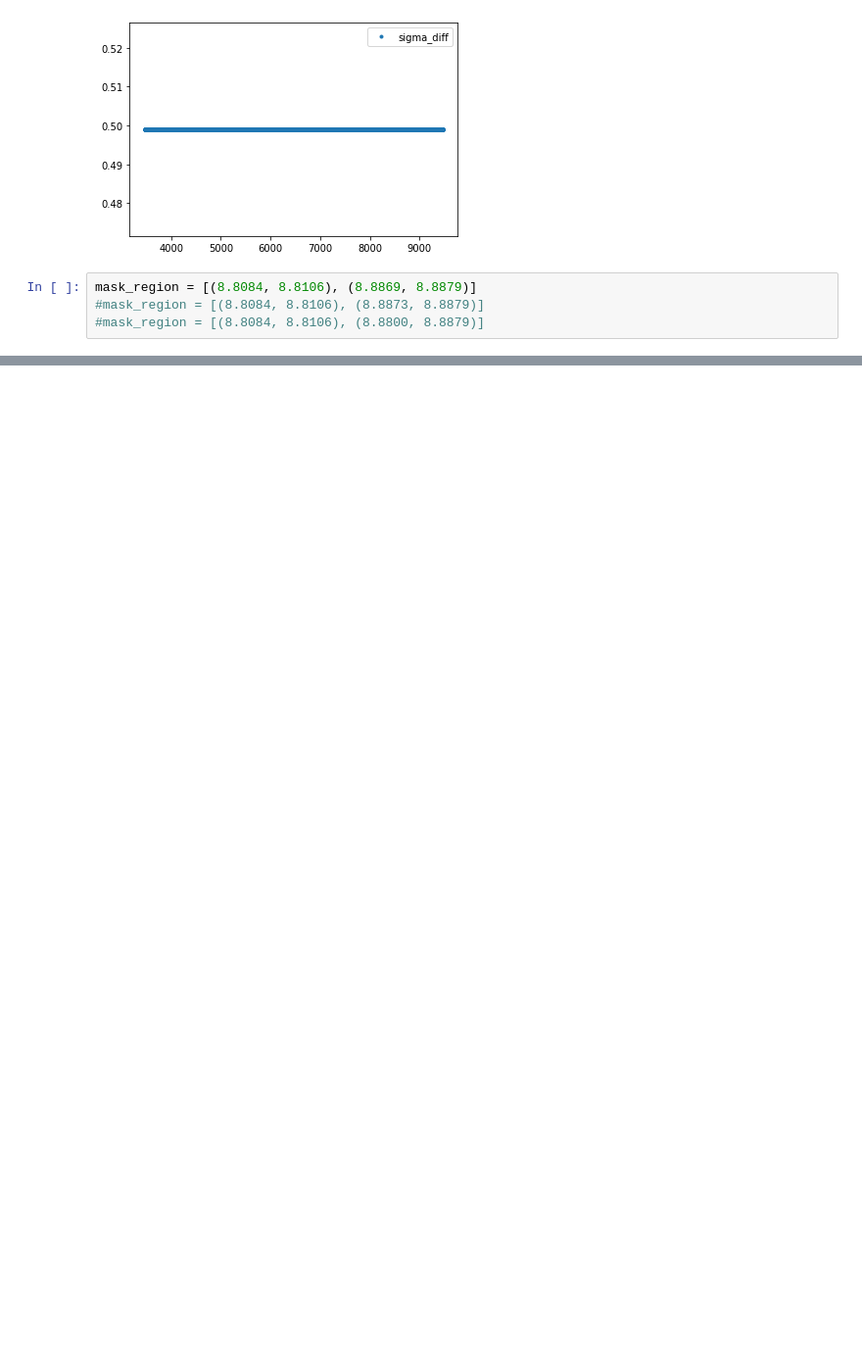
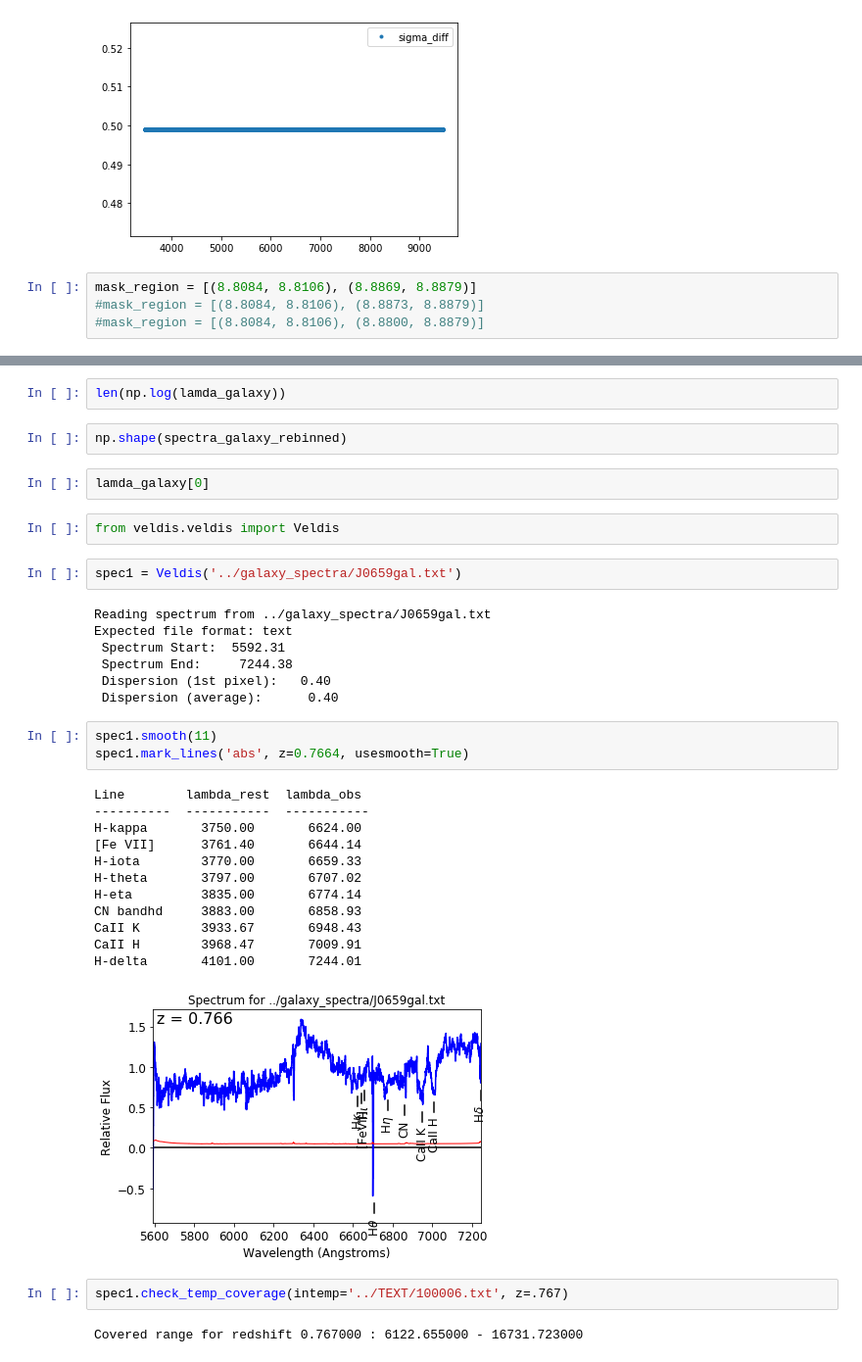
Before and after one commit to pmozumdar/ppxf_code, a Jupyter notebook: velocity_dispersion_J0659.ipynb, the cells around one changed output, grey strips where cells are left out. Shown: that part at 98% size. Saved outputs shown, nothing was run; the diff lists cells and outputs as text; blank space fills up the shorter version.

```diff
--- a/velocity_dispersion_J0659.ipynb
+++ b/velocity_dispersion_J0659.ipynb
@@ -301,0 +263,37 @@ plt.figure()
+# %%
+len(np.log(lamda_galaxy))
+# %%
+np.shape(spectra_galaxy_rebinned)
+# %%
+lamda_galaxy[0]
+# %%
+from veldis.veldis import Veldis
+# %%
+spec1 = Veldis('../galaxy_spectra/J0659gal.txt')
+# %% [output]
+Reading spectrum from ../galaxy_spectra/J0659gal.txt
+Expected file format: text
+ Spectrum Start:  5592.31
+ Spectrum End:     7244.38
+ Dispersion (1st pixel):   0.40
+ Dispersion (average):      0.40
+# %%
+spec1.smooth(11)
+spec1.mark_lines('abs', z=0.7664, usesmooth=True)
+# %% [output]
+Line        lambda_rest  lambda_obs
+----------  -----------  -----------
+H-kappa       3750.00       6624.00
+[Fe VII]      3761.40       6644.14
+H-iota        3770.00       6659.33
+H-theta       3797.00       6707.02
+H-eta         3835.00       6774.14
+CN bandhd     3883.00       6858.93
+CaII K        3933.67       6948.43
+CaII H        3968.47       7009.91
+H-delta       4101.00       7244.01
+[figure, added]
+# %%
+spec1.check_temp_coverage(intemp='../TEXT/100006.txt', z=.767)
+# %% [output]
+Covered range for redshift 0.767000 : 6122.655000 - 16731.723000
```
Also changed, not shown: parts of 32 cells of this notebook.
